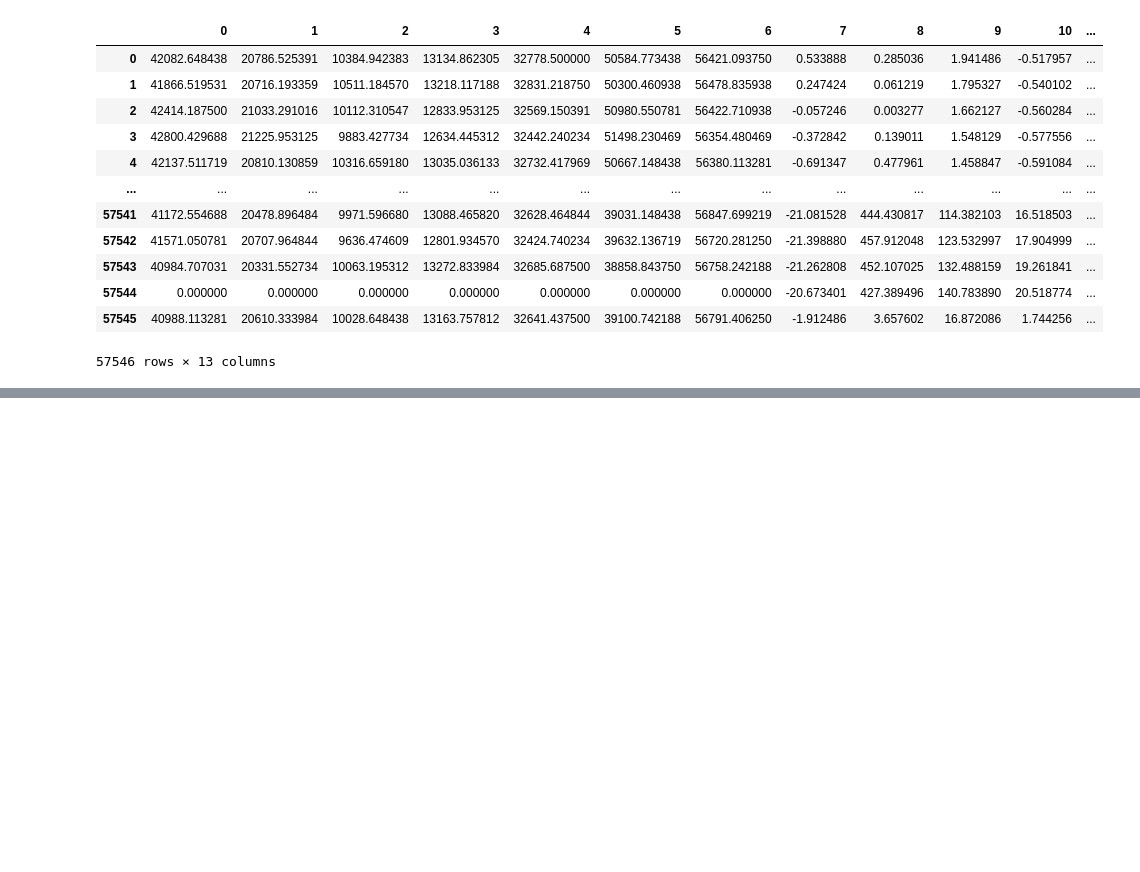
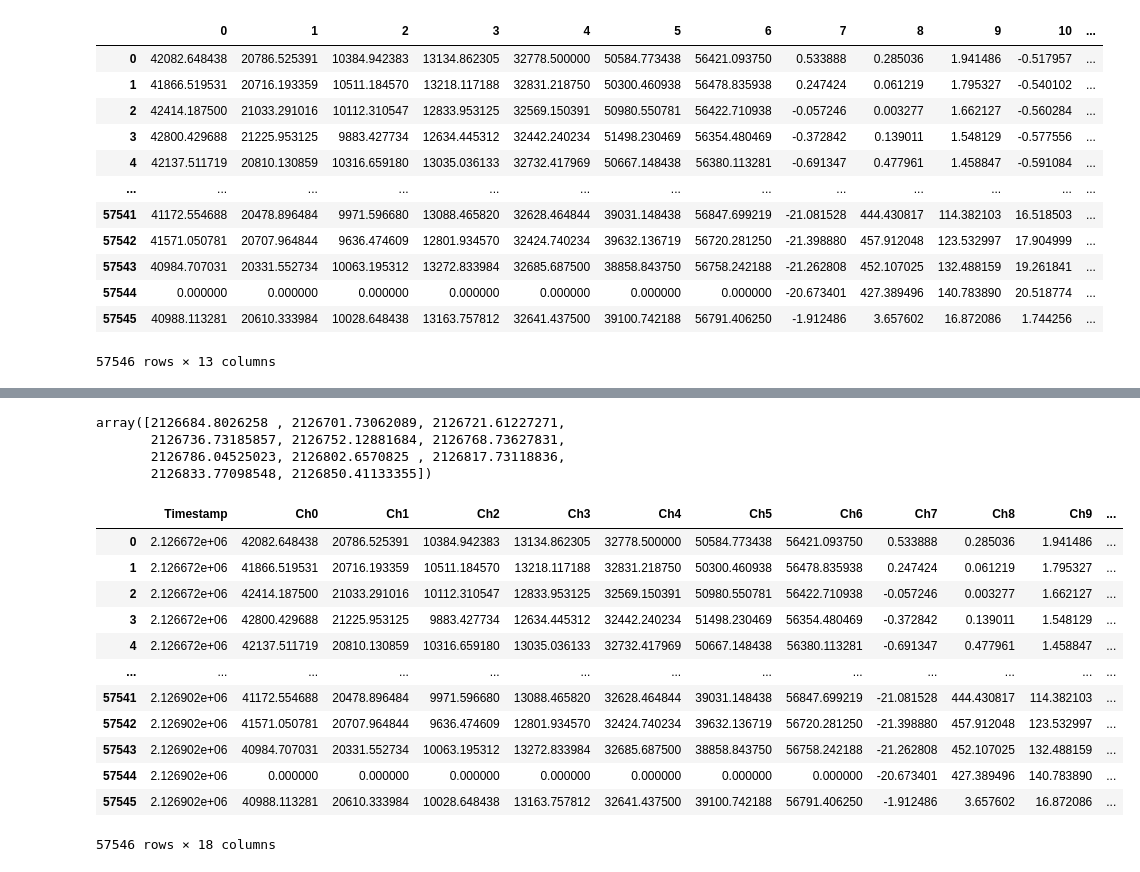
Before and after one commit to janetshin8030/OW_closedloop, a Jupyter notebook: notebooks/new_trigger.ipynb, the cells around one changed output, grey strips where cells are left out. Saved outputs shown, nothing was run; the diff lists cells and outputs as text; code cells hidden in the pictures; blank space fills up the shorter version.

```diff
--- a/notebooks/new_trigger.ipynb
+++ b/notebooks/new_trigger.ipynb
@@ -70,0 +108,9 @@ data
+# %%
+lifu_on = markers[markers['markers'] == 'LIFU_ON']
+lifu_on = np.array(lifu_on['Timestamp'])
+lifu_on
+# %% [output]
+array([2126684.8026258 , 2126701.73062089, 2126721.61227271,
+       2126736.73185857, 2126752.12881684, 2126768.73627831,
+       2126786.04525023, 2126802.6570825 , 2126817.73118836,
+       2126833.77098548, 2126850.41133355])
@@ -70,0 +201,17 @@ data
+# %%
+merged_df["LIFU"] = LIFU
+merged_df
+# %% [output]
+|  | Timestamp | Ch0 | Ch1 | Ch2 | Ch3 | Ch4 | Ch5 | Ch6 | Ch7 | Ch8 | Ch9 | ... |
+| 0 | 2.126672e+06 | 42082.648438 | 20786.525391 | 10384.942383 | 13134.862305 | 32778.500000 | 50584.773438 | 56421.093750 | 0.533888 | 0.285036 | 1.941486 | ... |
+| 1 | 2.126672e+06 | 41866.519531 | 20716.193359 | 10511.184570 | 13218.117188 | 32831.218750 | 50300.460938 | 56478.835938 | 0.247424 | 0.061219 | 1.795327 | ... |
+| 2 | 2.126672e+06 | 42414.187500 | 21033.291016 | 10112.310547 | 12833.953125 | 32569.150391 | 50980.550781 | 56422.710938 | -0.057246 | 0.003277 | 1.662127 | ... |
+| 3 | 2.126672e+06 | 42800.429688 | 21225.953125 | 9883.427734 | 12634.445312 | 32442.240234 | 51498.230469 | 56354.480469 | -0.372842 | 0.139011 | 1.548129 | ... |
+| 4 | 2.126672e+06 | 42137.511719 | 20810.130859 | 10316.659180 | 13035.036133 | 32732.417969 | 50667.148438 | 56380.113281 | -0.691347 | 0.477961 | 1.458847 | ... |
+| ... | ... | ... | ... | ... | ... | ... | ... | ... | ... | ... | ... | ... |
+| 57541 | 2.126902e+06 | 41172.554688 | 20478.896484 | 9971.596680 | 13088.465820 | 32628.464844 | 39031.148438 | 56847.699219 | -21.081528 | 444.430817 | 114.382103 | ... |
+| 57542 | 2.126902e+06 | 41571.050781 | 20707.964844 | 9636.474609 | 12801.934570 | 32424.740234 | 39632.136719 | 56720.281250 | -21.398880 | 457.912048 | 123.532997 | ... |
+| 57543 | 2.126902e+06 | 40984.707031 | 20331.552734 | 10063.195312 | 13272.833984 | 32685.687500 | 38858.843750 | 56758.242188 | -21.262808 | 452.107025 | 132.488159 | ... |
+| 57544 | 2.126902e+06 | 0.000000 | 0.000000 | 0.000000 | 0.000000 | 0.000000 | 0.000000 | 0.000000 | -20.673401 | 427.389496 | 140.783890 | ... |
+| 57545 | 2.126902e+06 | 40988.113281 | 20610.333984 | 10028.648438 | 13163.757812 | 32641.437500 | 39100.742188 | 56791.406250 | -1.912486 | 3.657602 | 16.872086 | ... |
+57546 rows × 18 columns
```
Also changed, not shown: parts of 11 cells of this notebook, 1 other file.
